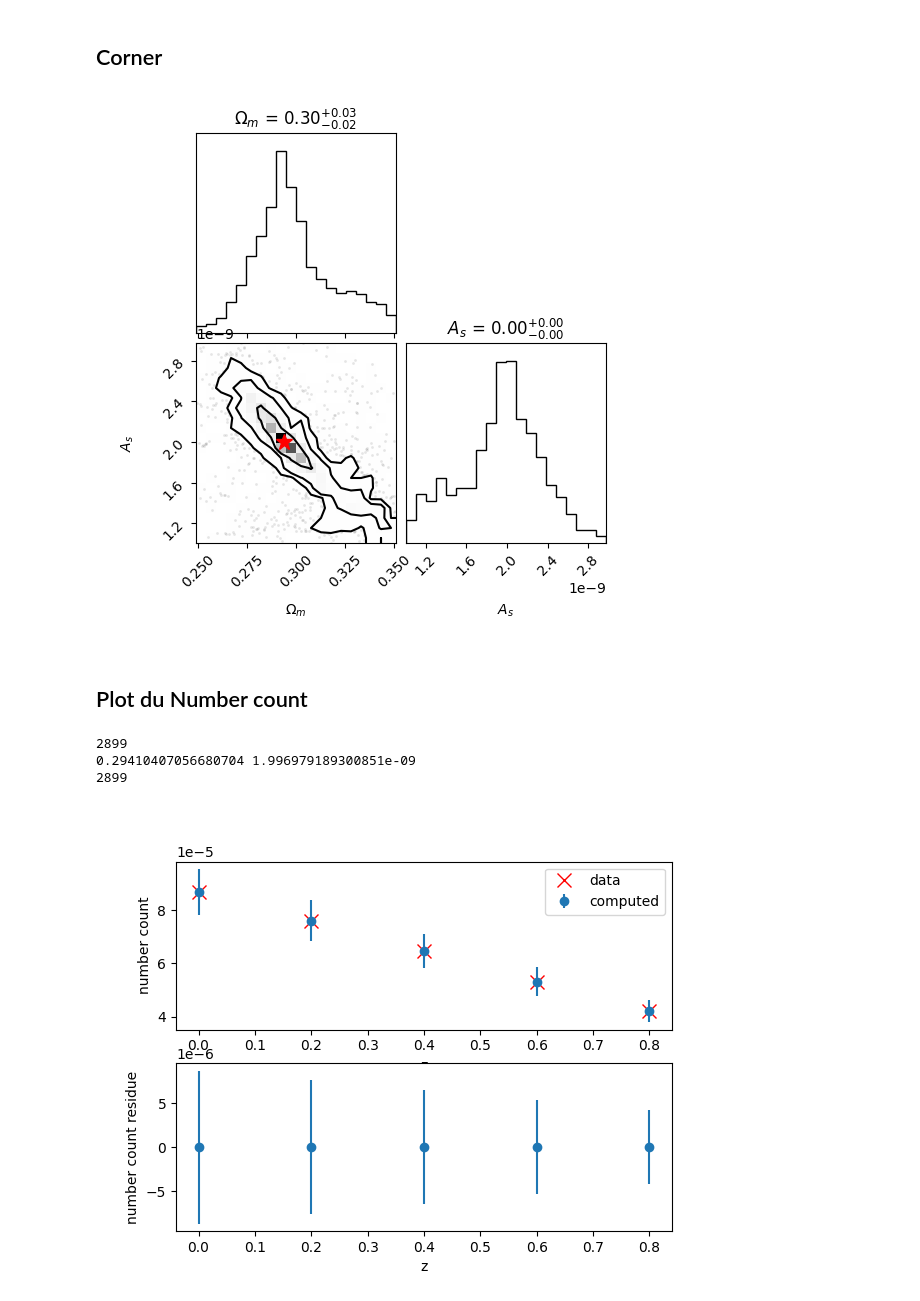
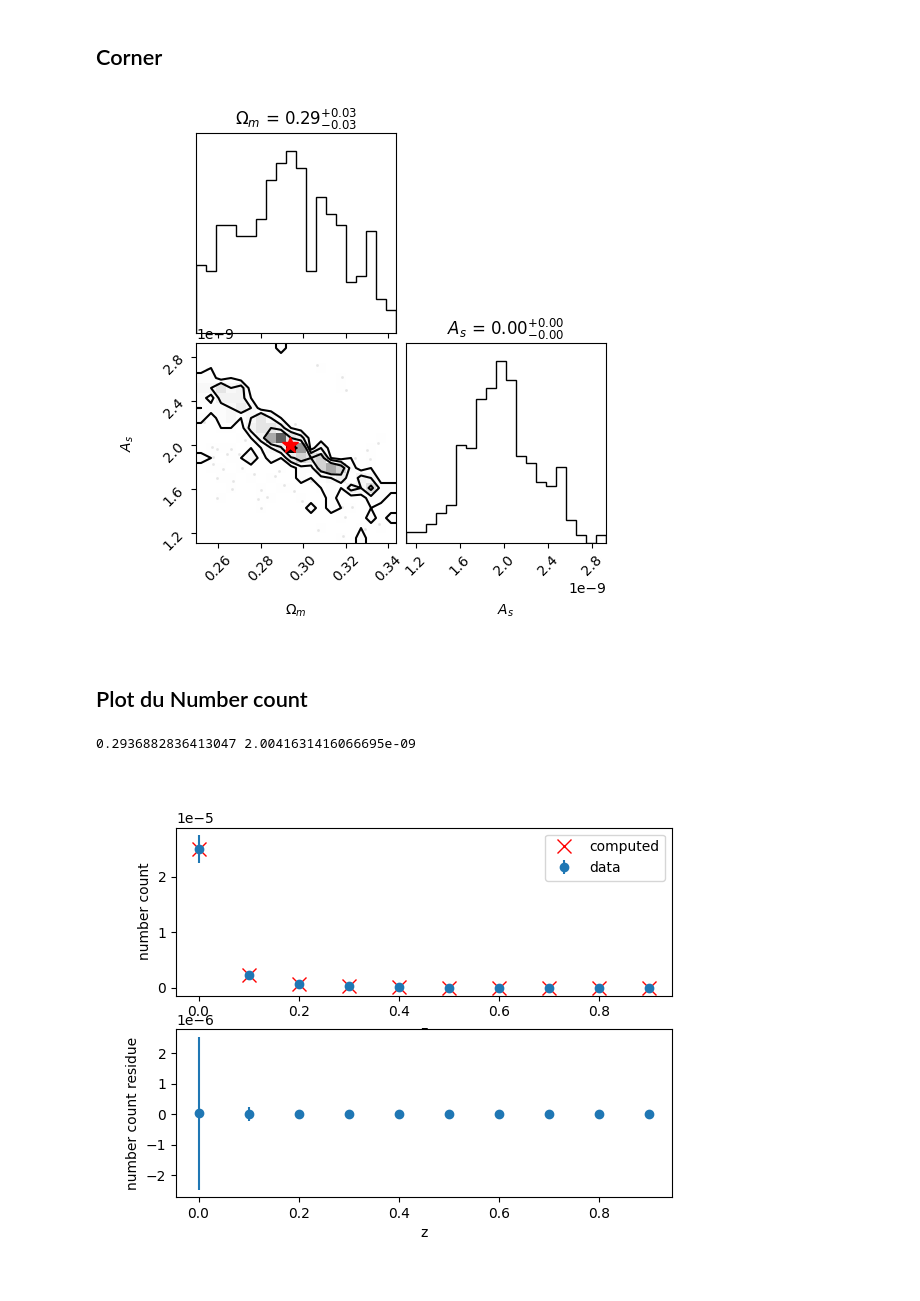
Before and after one commit to Thomas054/My_hmf, a Jupyter notebook: Read_data.ipynb, the cells around one changed output. Saved outputs shown, nothing was run; the diff lists cells and outputs as text; code cells hidden in the pictures.

Commit message:
Data save

```diff
--- a/Read_data.ipynb
+++ b/Read_data.ipynb
@@ -36,7 +36,7 @@ plt.show()
 # %% [markdown]
 # Pour 2 paramètres
 # %%
-prefix = "data/Old_data/0.05__add__"
+prefix = "data/0.05__add__"
 # prefix = "data/2024.09.11-14h30_"
 
 chi2_df = pd.read_csv(prefix+"chi2.csv", header=None)
@@ -161,7 +161,7 @@ axes[1,0].plot(Om[imin], As[imin], color = "red", marker = "*", markersize = 12)
 
 plt.show()
 # %% [output]
-[figure, old version]
+[figure, new version]
 # %% [markdown]
 ## Plot du Number count
 # %%
@@ -175,7 +175,14 @@ cosmo_params = {
     "As": 2e-9
 }
 
-N_z = 5
+# Fonction p(M,z)
+def cutting_function(z):
+    return 8*np.log(z+1) * 1e14
+
+def p(m,z):
+    return (m>cutting_function(z)).astype(int)
+
+N_z = 10
 zmax = 1
 
 
@@ -194,27 +201,26 @@ best_Om0, best_As = find_best_values(prefix)
 print(best_Om0, best_As)
 
 s = Study(N_z,zmax, computedpars, knownpars = cosmo_params, Ncamb=Ncamb)
+s.set_p(p)
 s.create_artificial_data(cosmo_params)
 approximate_number_count = s.get_approximate_number_count(prefix)
 # %% [output]
-2899
-0.29410407056680704 1.996979189300851e-09
-2899
+0.2936882836413047 2.0041631416066695e-09
 # %%
 plt.figure()
 
 plt.subplot(2,1,1)
-plt.errorbar(s.z, s.data, yerr=s.std, fmt='o')
-plt.plot(s.z, approximate_number_count, 'x', color='red', markersize=10)
+plt.errorbar(s.z, s.data, yerr=s.std, fmt='o', label="data")
+plt.plot(s.z, approximate_number_count, 'x', color='red', markersize=10, label="computed")
 plt.xlabel("z")
 plt.ylabel("number count")
-plt.legend(["data", "computed"])
+plt.legend()
 
 plt.subplot(2,1,2)
 plt.errorbar(s.z, s.data - approximate_number_count, yerr=s.std, fmt='o')
 plt.xlabel("z")
 plt.ylabel("number count residue")
 
 plt.show()
 # %% [output]
-[figure, old version]
+[figure, new version]
```
Also changed, not shown: parts of 1 cell of this notebook, 2 other files.
